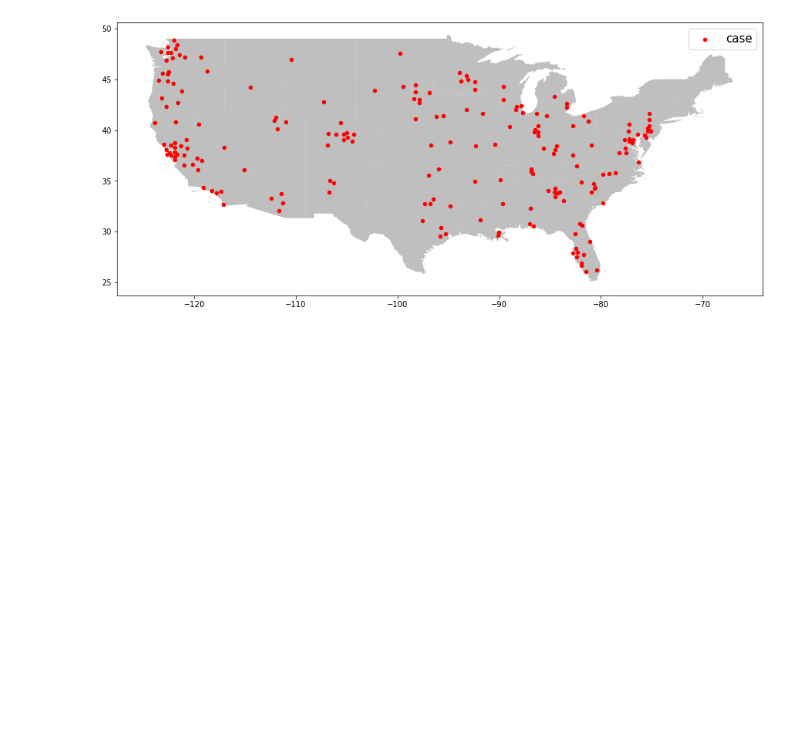
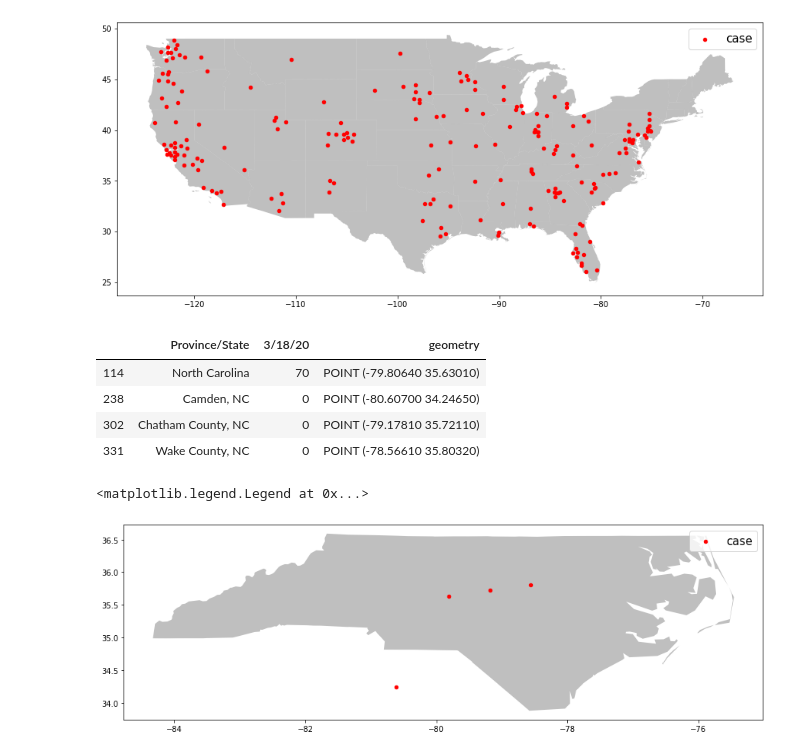
Before and after one commit to dougfoo/machineLearning, a Jupyter notebook: covid/COVID-Analysis-2.ipynb, the cells around one changed output. Cells and saved outputs as stored; diff of their text form; code cells hidden in the pictures; blank space fills up the shorter version.

Commit message:
add plot map

```diff
--- a/covid/COVID-Analysis-2.ipynb
+++ b/covid/COVID-Analysis-2.ipynb
@@ -259,3 +268,22 @@ plt.legend(prop={'size': 15})
 # %% [output]
 <matplotlib.legend.Legend at 0x...>
 [figure]
+# %%
+
+fig, ax = plt.subplots(figsize=(15,15))
+
+cusa = usa[usa['STATE_NAME'].isin(['North Carolina'])]
+cusa.plot(ax=ax, alpha=0.5, color='grey')
+geo_df = geo_df[geo_df['Province/State'].
+                             isin(['North Carolina', 'Camden, NC', 'Chatham County, NC', 'Wake County, NC'])]
+display(geo_df)
+geo_df.plot(ax=ax, markersize=20, color='red', label='case')
+plt.legend(prop={'size': 15})
+# %% [output]
+|  | Province/State | 3/18/20 | geometry |
+| 114 | North Carolina | 70 | POINT (-79.80640 35.63010) |
+| 238 | Camden, NC | 0 | POINT (-80.60700 34.24650) |
+| 302 | Chatham County, NC | 0 | POINT (-79.17810 35.72110) |
+| 331 | Wake County, NC | 0 | POINT (-78.56610 35.80320) |
+<matplotlib.legend.Legend at 0x...>
+[figure, added]
```
Also changed, not shown: parts of 1 cell of this notebook.
